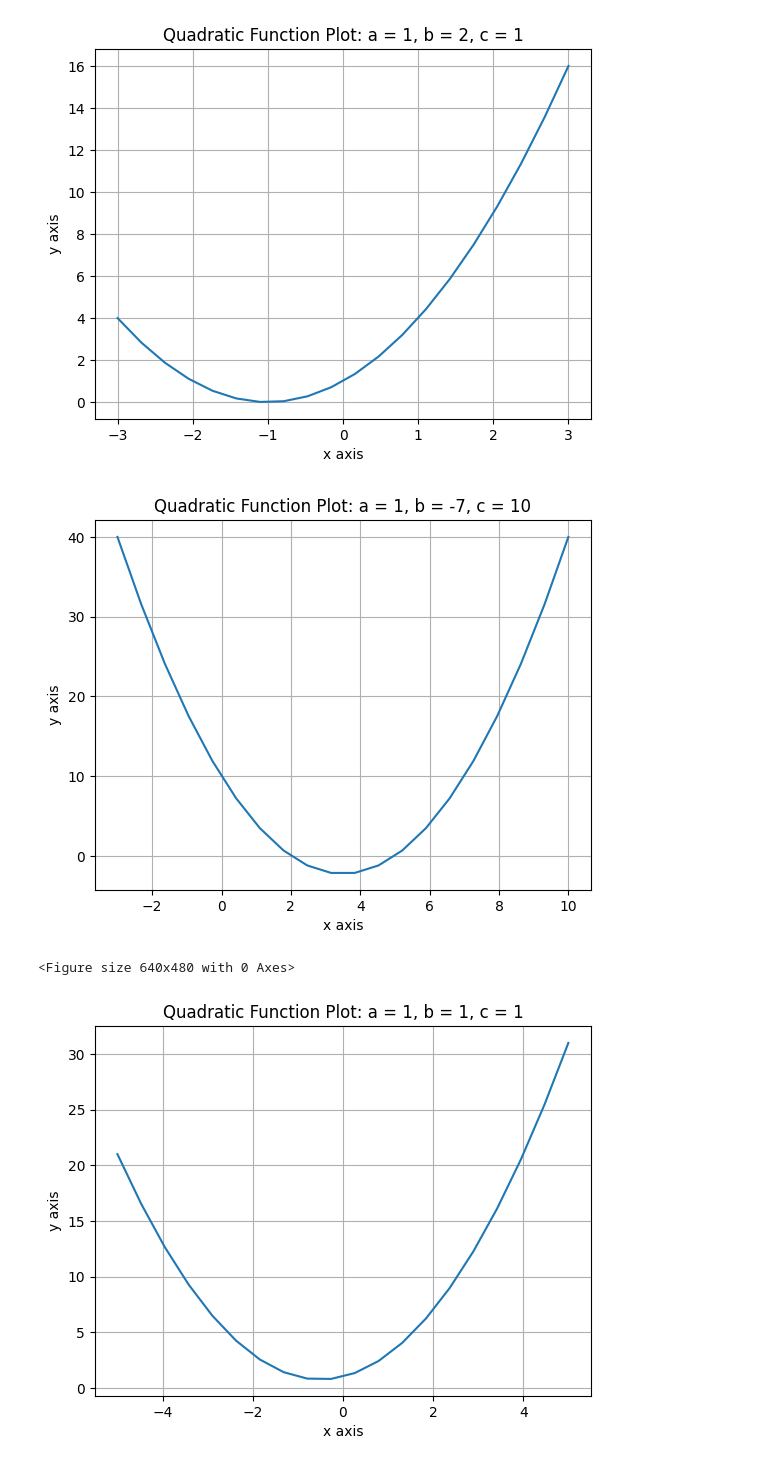
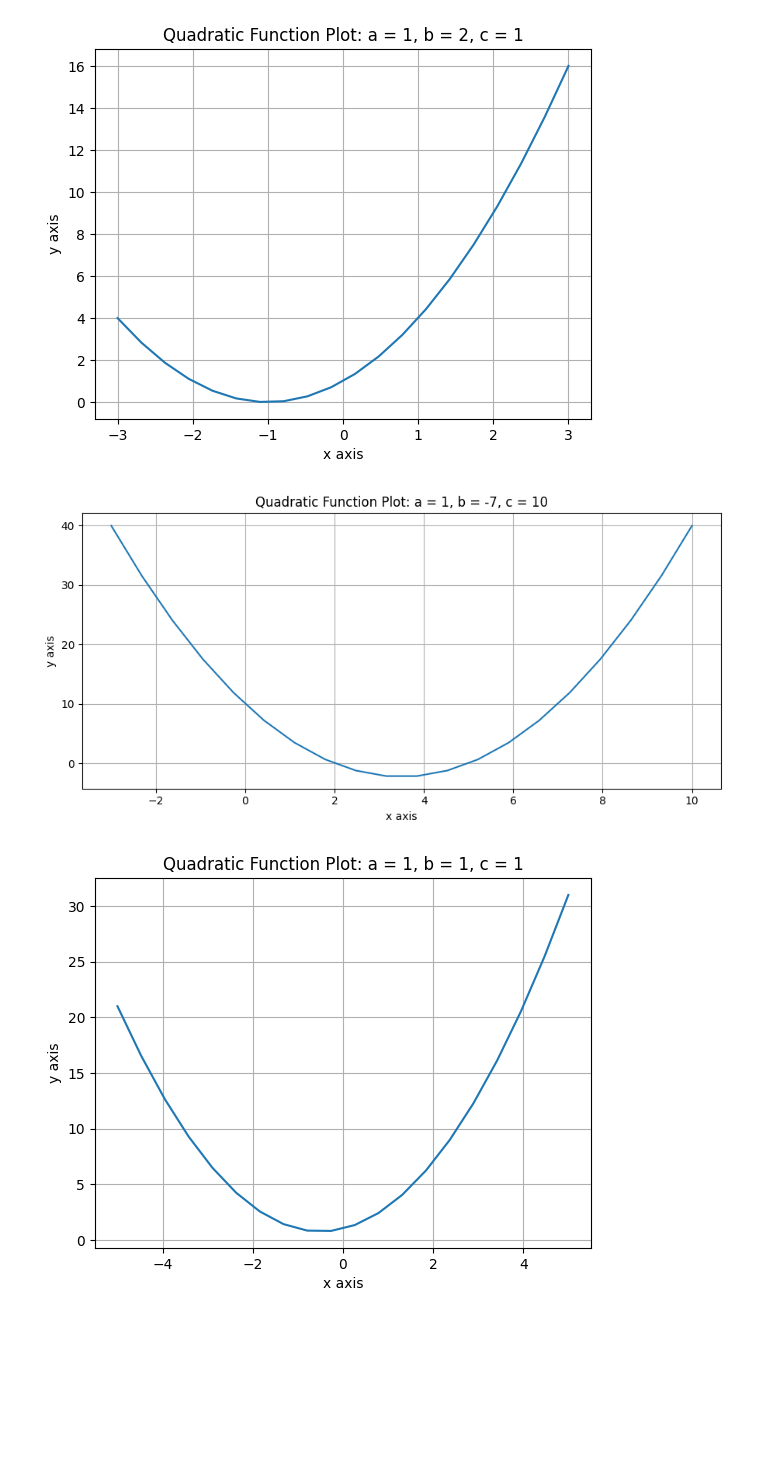
Before and after one commit to ProactiveProgrammers/www.proactiveprogrammers.com, a Jupyter notebook: files/discrete-structures/programming-constructs/calculate-quadratic-roots.ipynb, the cells around one changed output. Cells and saved outputs as stored; diff of their text form; code cells hidden in the pictures; blank space fills up the shorter version.

```diff
--- a/files/discrete-structures/programming-constructs/calculate-quadratic-roots.ipynb
+++ b/files/discrete-structures/programming-constructs/calculate-quadratic-roots.ipynb
@@ -102,28 +102,29 @@ pyplot.show()
 # %%
 # Visualize the first function for which the roots were calculated
 # Reference for additional examples and the code on which this example was based:
 # https://tbc-python.fossee.in/convert-notebook/Algebra_by__P._Abbott_And_M._E._Wardle/Chapter_13_Graphs_of_Quadratic_Functions.ipynb
 import numpy
 import matplotlib
 from matplotlib import pyplot
 %matplotlib inline
+figure = pyplot.figure()
+pyplot.rcParams["figure.figsize"] = [8.00, 3.50]
+pyplot.rcParams["figure.autolayout"] = True
 x=numpy.linspace(-3,10,20);
 y=1*x**2 + -7*x + 10;
 pyplot.plot(x,y);
 pyplot.title("Quadratic Function Plot: a = 1, b = -7, c = 10")
 pyplot.xlabel("x axis")
 pyplot.ylabel("y axis")
 pyplot.grid()
 pyplot.show()
+figure.savefig("quadratic-graph.svg", transparent=True)
 
-figure = pyplot.figure()
-figure.savefig("quadratic-graph.svg", dpi=600)
 # Note that this graph should show that
 # x = 2 and x = 5 are the inputs that cause
 # the function to produce the same output!
 # %% [output]
-[figure, old version]
+[figure, new version]
-<Figure size 640x480 with 0 Axes>
 # %%
 # Visualize the first function for which the roots were calculated
 # Reference for additional examples and the code on which this example was based:
```
Also changed, not shown: 1 other file.
